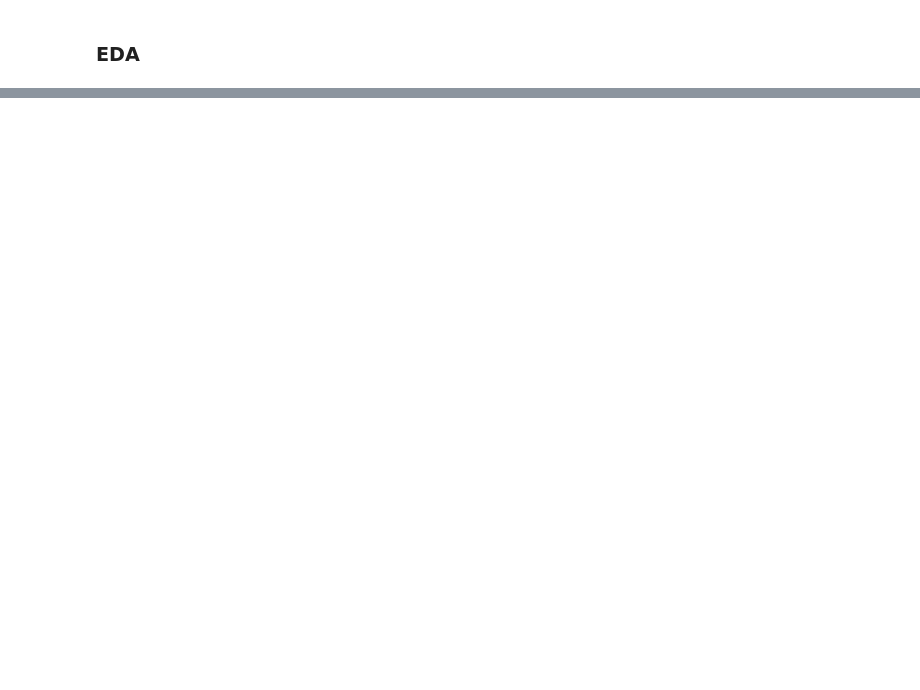
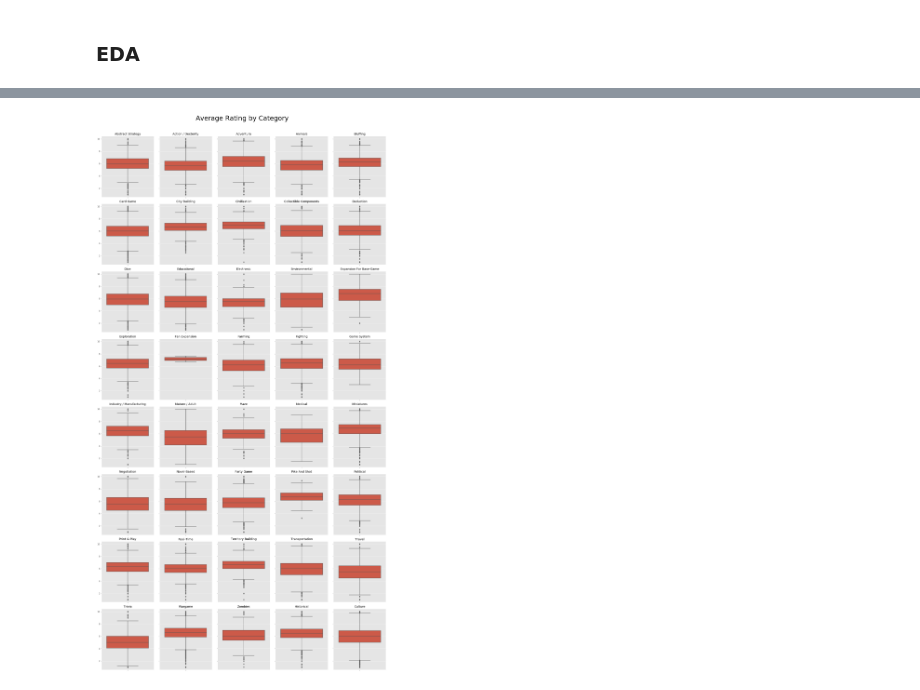
Before and after one commit to Atksmith88/board-game-statistics, a Jupyter notebook: eda_feature_engineering.ipynb, the cells around one changed output, grey strips where cells are left out. Drawn from its saved outputs; the diff is of its cells as text; code cells hidden in the pictures; blank space fills up the shorter version.

Commit message:
Added more EDA, Exported to final_data.csv

```diff
--- a/eda_feature_engineering.ipynb
+++ b/eda_feature_engineering.ipynb
@@ -127,11 +151,13 @@ categories = data[[col for col in data.columns if 'category' in col]]
 # %%
 mechanics = data[[col for col in data.columns if 'mechanic' in col]]
 # %%
-fig, axes = plt.subplots(ncols=5, nrows=8, figsize=(20,40), sharey=True)
-fig.suptitle('Average Rating by Category')
+fig, axes = plt.subplots(ncols=5, nrows=8, figsize=(20, 40), sharey=True)
+fig.suptitle('Average Rating by Category', fontsize=32)
 fig.tight_layout(rect=[0, 0.03, 1, 0.95])
 
 for ax, col in zip(axes.flatten(), categories.columns):
-    sns.boxplot(data.loc[data[col]==1, 'average_rating'], ax=ax, orient='v')
+    sns.boxplot(data.loc[data[col] == 1, 'average_rating'], ax=ax, orient='v')
     ax.set(title=col[9:].title().replace('_', ' '), ylabel='')
+# %% [output]
+[figure, added]
 # %%
```
Also changed, not shown: parts of 7 cells of this notebook, 3 other files.
